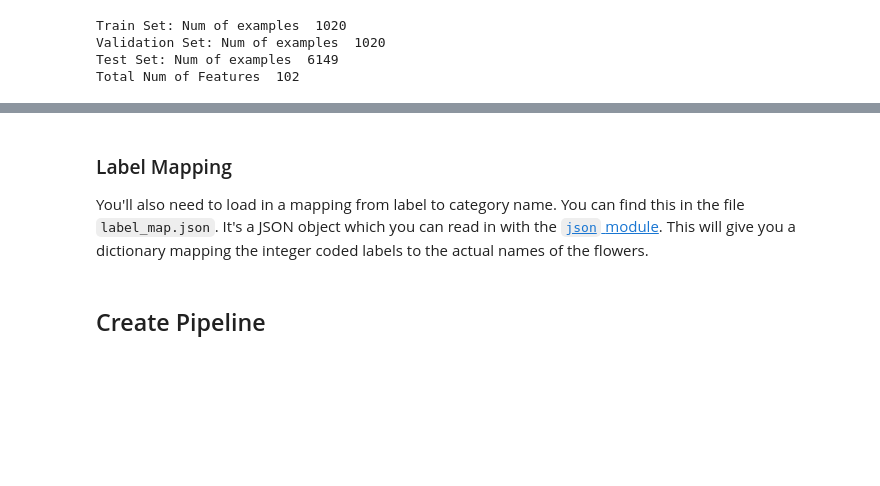
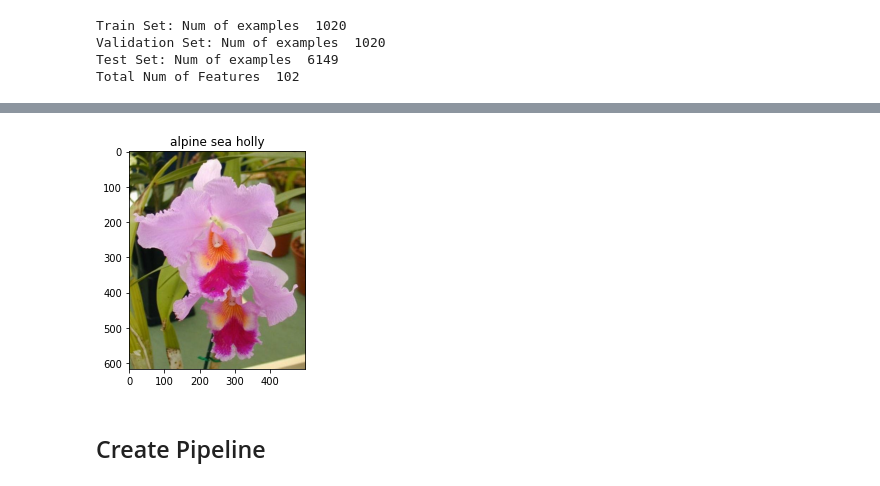
Before and after one commit to CorrAUDJPY/Udacity-Project-2-Image-Classifer-with-Neural-Net, a Jupyter notebook: Project2_Image_Classifier.ipynb, the cells around one changed output, grey strips where cells are left out. Drawn from its saved outputs; the diff is of its cells as text; code cells hidden in the pictures; blank space fills up the shorter version.

```diff
--- a/Project2_Image_Classifier.ipynb
+++ b/Project2_Image_Classifier.ipynb
@@ -141,8 +180,10 @@ Total Num of Features  102
 # %%
-# TODO: Plot 1 image from the training set.
-
-# Set the title of the plot to the corresponding image label.
+# TODO: Plot 1 image from the training set. Set the title
+# of the plot to the corresponding class name.
+for img,label in train_set.take(10):
+  img=img.numpy().squeeze()
+  label=str( label.numpy() )
+  plt.imshow(img)
+  plt.title( class_names[label])
+# %% [output]
+[figure, added]
-# %% [markdown]
-### Label Mapping
-
-You'll also need to load in a mapping from label to category name. You can find this in the file `label_map.json`. It's a JSON object which you can read in with the [`json` module](https://docs.python.org/3.7/library/json.html). This will give you a dictionary mapping the integer coded labels to the actual names of the flowers.
```
Also changed, not shown: parts of 13 cells of this notebook.
